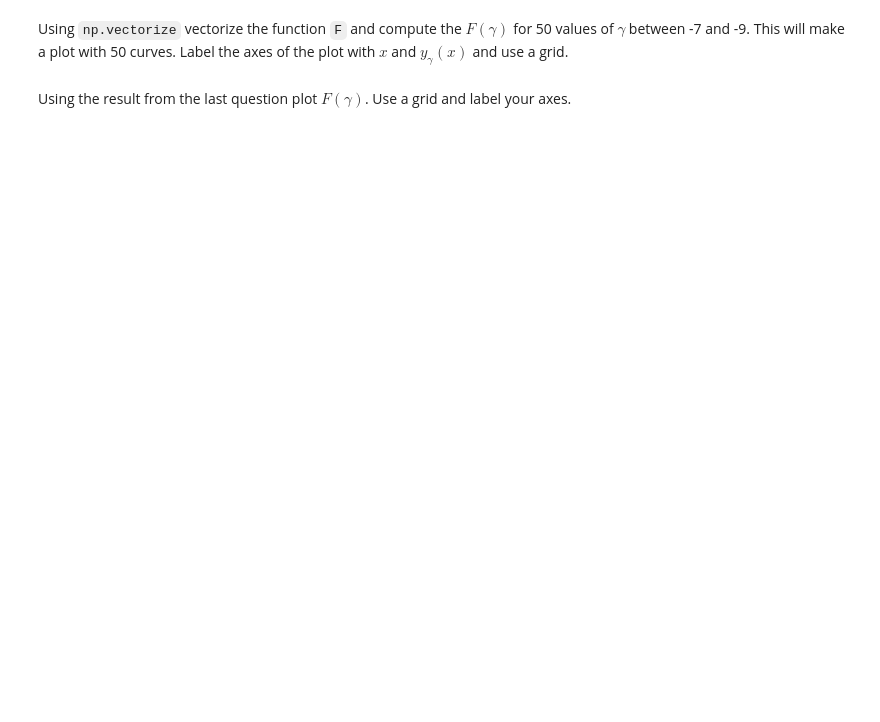
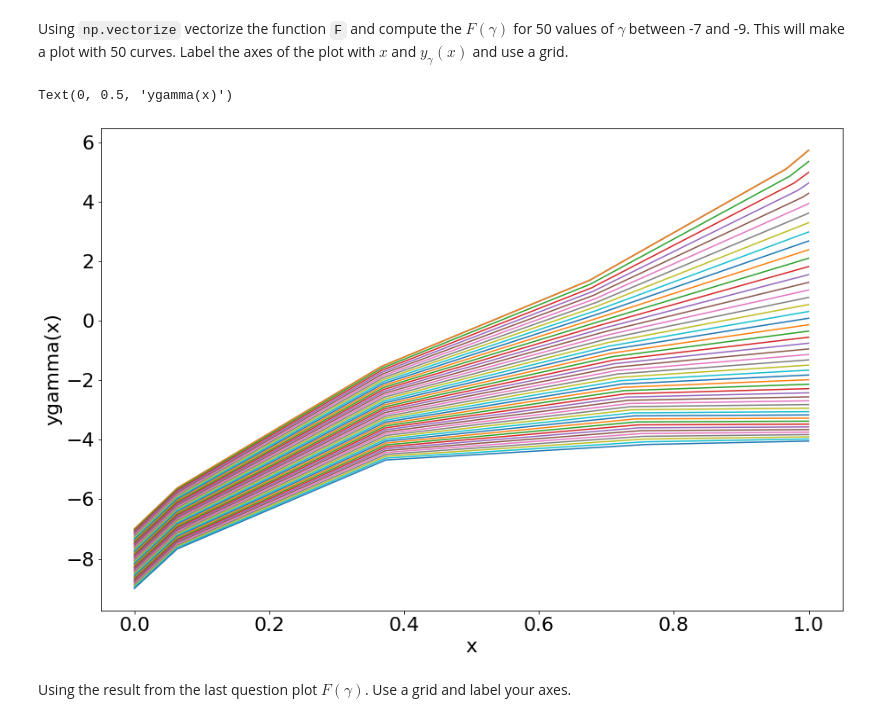
Before and after one commit to Kristian-Mele/ACM20030Assignments, a Jupyter notebook: ACM20030-Assignments-3.ipynb, the cells around one changed output. Drawn from its saved outputs; the diff is of its cells as text; code cells hidden in the pictures; blank space fills up the shorter version.

```diff
--- a/ACM20030-Assignments-3.ipynb
+++ b/ACM20030-Assignments-3.ipynb
@@ -402,7 +433,20 @@ $$w''(t) = \frac{3}{2}w(t)^2$$
 with $w(0) = 4, w(1) = 1$
 
 in first-order form and then define a function ``w(t,y)`` for use with ``solve_ivp``
+# %%
+def w(t,y):
+    f0=y[1]
+    f1=1.5*((y[0])**2)
+    return np.array([f0,f1])
 # %% [markdown]
 Assign the correct values values to $a,b,y_a,y_b$ and then define a function ``F(gamma)`` which solves the IVP using ``solve_ivp`` for the given $\gamma$, plots $w(t)$, and returns $w_\gamma(b) - w(b)$
+# %%
+a=0;b=1;wa=4;wb=1
+
+def F(gamma):
+    sol=solve_ivp(w,[a,b],[wa,gamma])
+    plt.plot(sol.t,sol.y[-1])
+    wyb=sol.y[0][-1]
+    return wyb-1
 # %% [markdown]
 Within a single cell, run your function $F$ for $\gamma = -7$ and $\gamma = -9$. This should plot two curves one of which has $F_\gamma>0$ and the other $F_\gamma <0$. Thus, by the intermediate value theorem we know that $F_\gamma$ has a root between $\gamma = -7$ and $\gamma = -9$.
@@ -409,4 +460,11 @@ Within a single cell, run your function $F$ for $\gamma = -7$ and $\gamma = -9$.
 # %% [markdown]
 Using ``np.vectorize`` vectorize the function ``F`` and compute the $F(\gamma)$ for 50 values of $\gamma$ between -7 and -9. This will make a plot with 50 curves. Label the axes of the plot with $x$ and $y_\gamma(x)$ and use a grid.
+# %%
+x=np.linspace(-7,-9,50)
+vF=np.vectorize(F)
+y=vF(x)
+# %% [output]
+Text(0, 0.5, 'ygamma(x)')
+[figure, added]
 # %% [markdown]
 Using the result from the last question plot $F(\gamma)$. Use a grid and label your axes.
```
Also changed, not shown: parts of 8 cells of this notebook.
